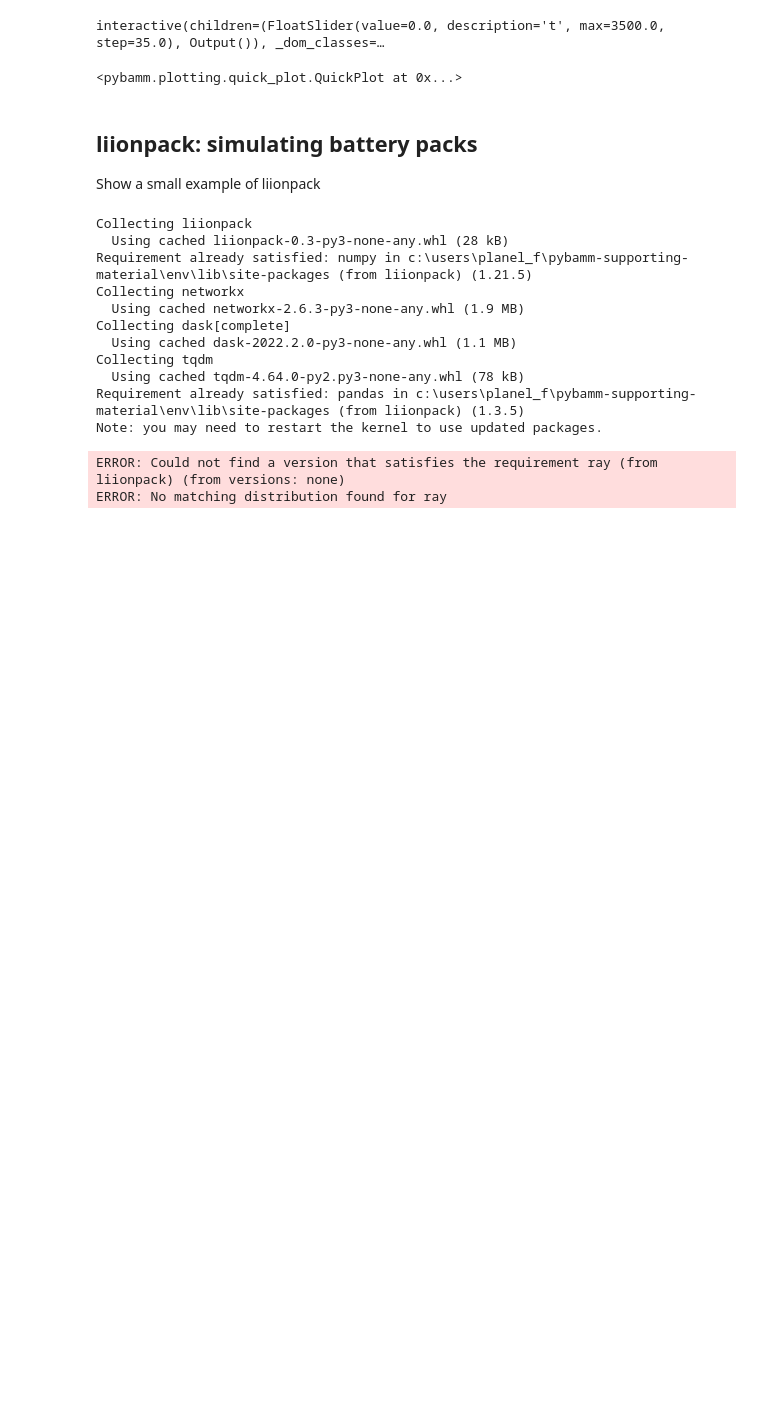
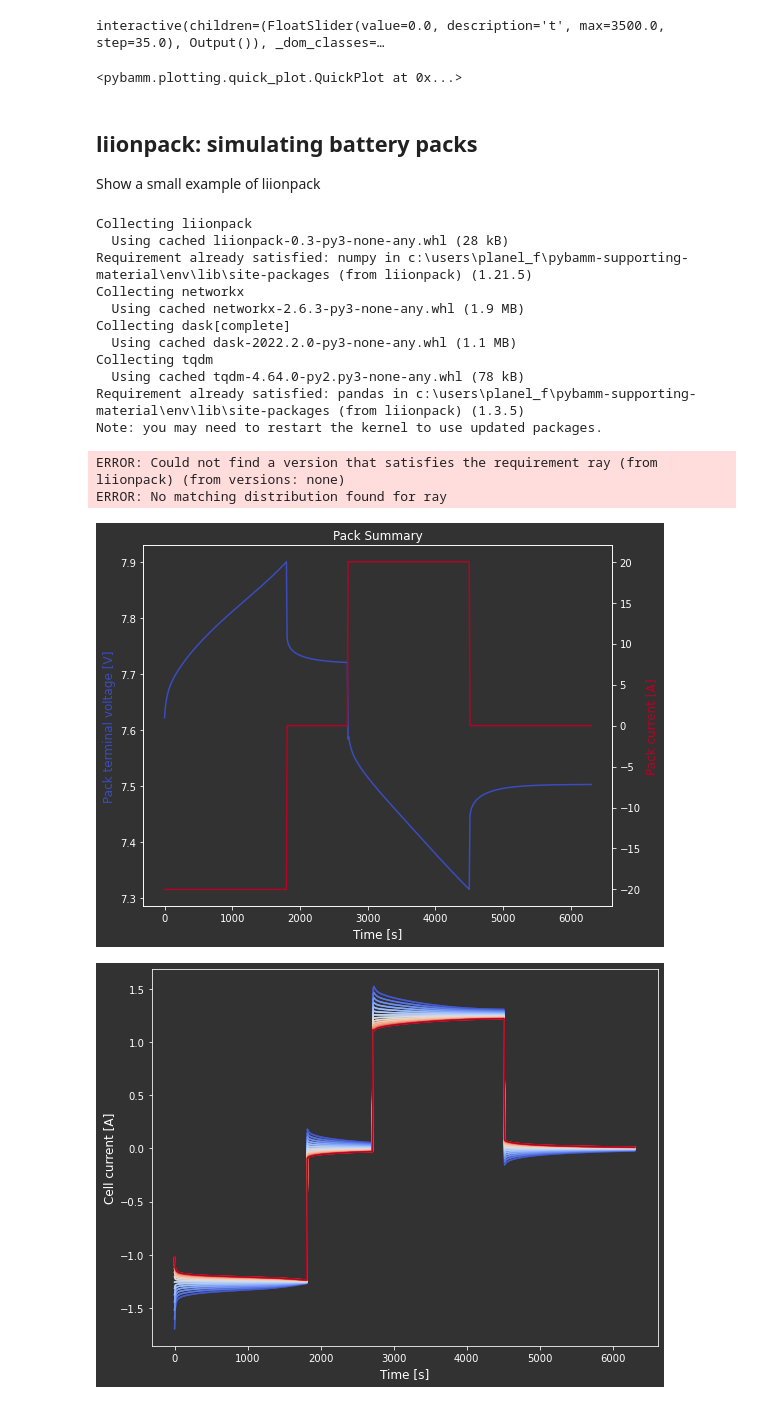
Before and after one commit to pybamm-team/pybamm-supporting-material, a Jupyter notebook: show_and_tell.ipynb, the cells around one changed output. Drawn from its saved outputs; the diff is of its cells as text; code cells hidden in the pictures; blank space fills up the shorter version.

```diff
--- a/show_and_tell.ipynb
+++ b/show_and_tell.ipynb
@@ -348,36 +360,41 @@ import liionpack as lp
 import numpy as np
 import os
 
+Np = 16
+Ns = 2
 # Generate the netlist
-netlist = lp.setup_circuit(Np=16, Ns=2)
+netlist = lp.setup_circuit(Np=Np, Ns=Ns)
 
 # Define additional output variables
 output_variables = ['Volume-averaged cell temperature [K]']
 
 # Define a cycling experiment using PyBaMM
 experiment = pybamm.Experiment([
     'Charge at 20 A for 30 minutes',
     'Rest for 15 minutes',
     'Discharge at 20 A for 30 minutes',
     'Rest for 30 minutes'],
     period='10 seconds')
 
 # Define the PyBaMM parameters
 parameter_values = pybamm.ParameterValues(chemistry="Chen2020")
 inputs = {"Total heat transfer coefficient [W.m-2.K-1]": np.ones(Np * Ns) * 10}
 
 # Solve the pack
 output = lp.solve(netlist=netlist,
                   sim_func=lp.thermal_simulation,
                   parameter_values=parameter_values,
                   experiment=experiment,
                   output_variables=output_variables,
                   initial_soc=0.5,
                   inputs=inputs,
                   nproc=os.cpu_count(),
                   manager='casadi')
 
 # Plot the pack and individual cell results
 lp.plot_pack(output)
 lp.plot_cells(output)
 lp.show_plots()
+# %% [output]
+[figure, added]
+[figure, added]
```
Also changed, not shown: parts of 6 cells of this notebook.
